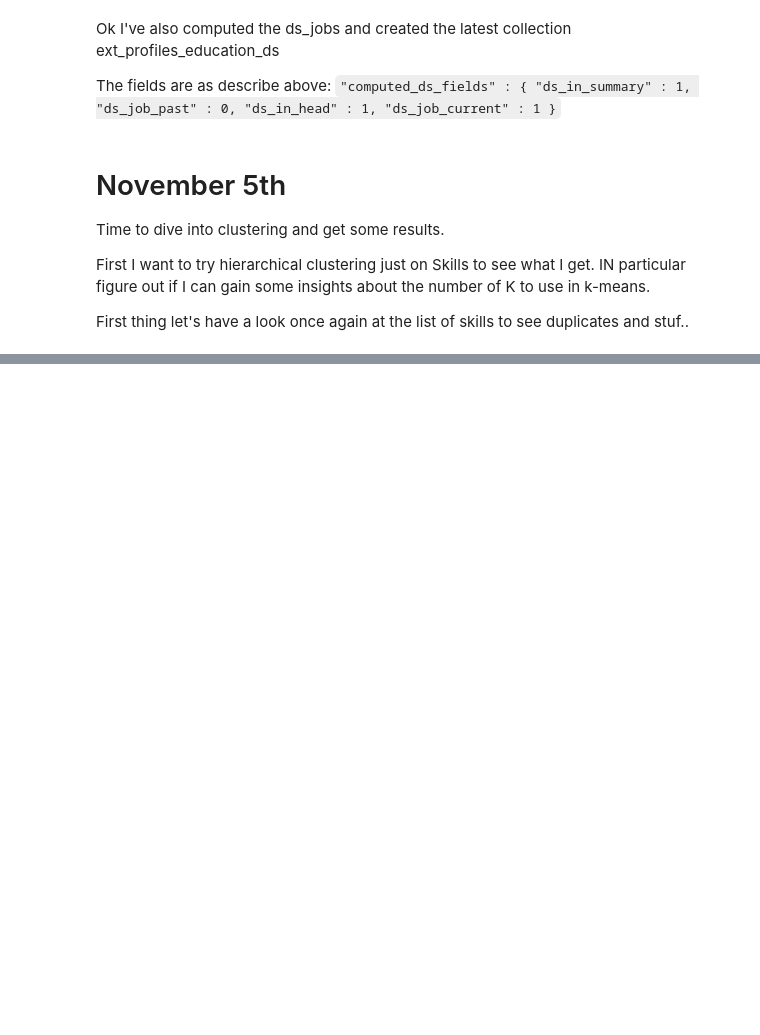
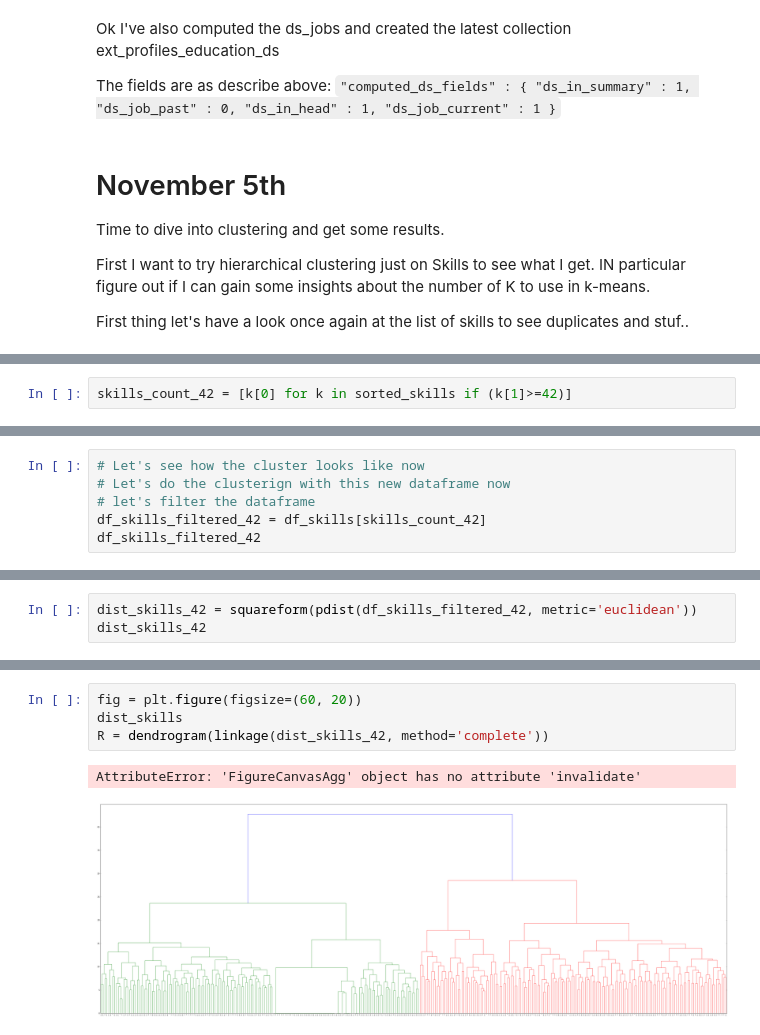
Before and after one commit to carlotorniai/Zproject, a Jupyter notebook: Descriptions of the steps.ipynb, the cells around one changed output, grey strips where cells are left out. Saved outputs shown, nothing was run; the diff lists cells and outputs as text; blank space fills up the shorter version.

```diff
--- a/Descriptions of the steps.ipynb
+++ b/Descriptions of the steps.ipynb
@@ -331,0 +479,2 @@ First thing let's have a look once again at the list of skills to see duplicates
+# %%
+skills_count_42 = [k[0] for k in sorted_skills if (k[1]>=42)]
@@ -331,0 +505,6 @@ First thing let's have a look once again at the list of skills to see duplicates
+# %%
+# Let's see how the cluster looks like now
+# Let's do the clusterign with this new dataframe now
+# let's filter the dataframe
+df_skills_filtered_42 = df_skills[skills_count_42]
+df_skills_filtered_42
@@ -331,0 +529,3 @@ First thing let's have a look once again at the list of skills to see duplicates
+# %%
+dist_skills_42 = squareform(pdist(df_skills_filtered_42, metric='euclidean'))
+dist_skills_42
@@ -331,0 +546,7 @@ First thing let's have a look once again at the list of skills to see duplicates
+# %%
+fig = plt.figure(figsize=(60, 20))
+dist_skills
+R = dendrogram(linkage(dist_skills_42, method='complete'))
+# %% [output]
+AttributeError: 'FigureCanvasAgg' object has no attribute 'invalidate'
+[figure, added]
```
Also changed, not shown: parts of 23 cells of this notebook, 4 other files.
